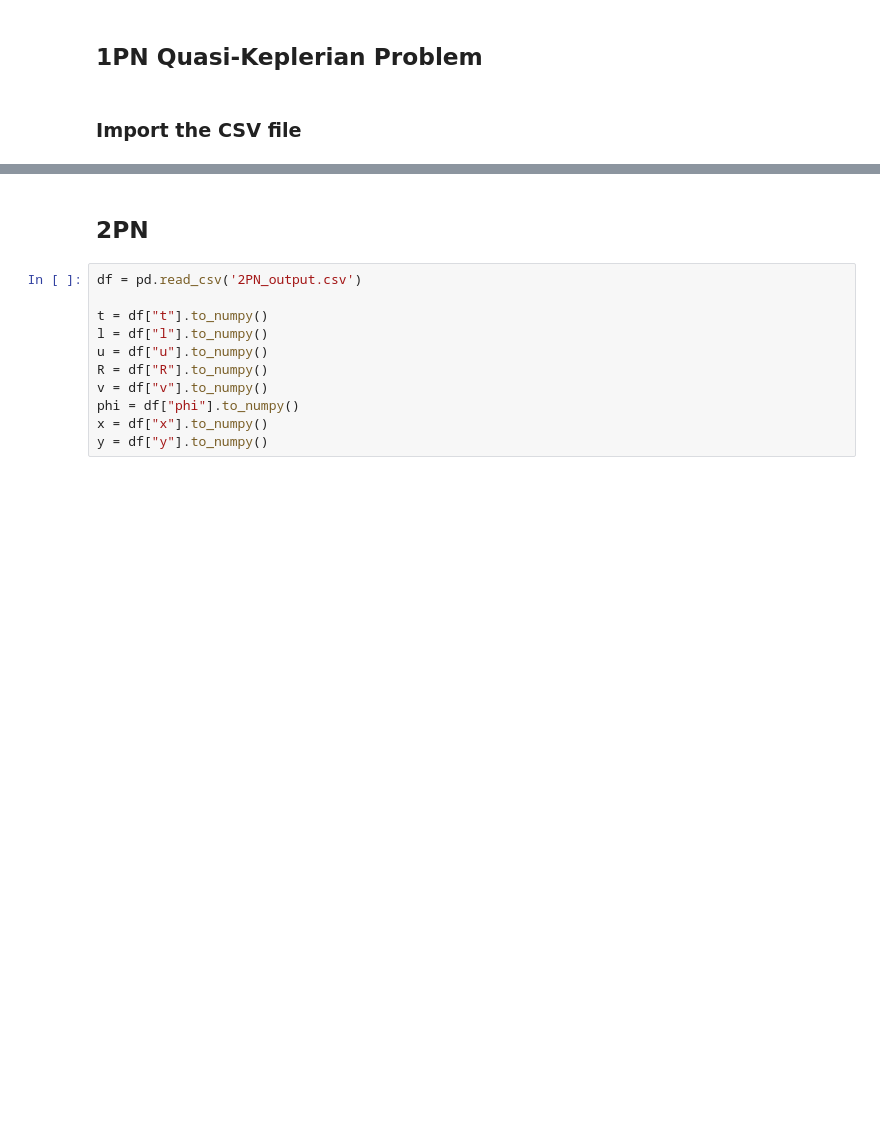
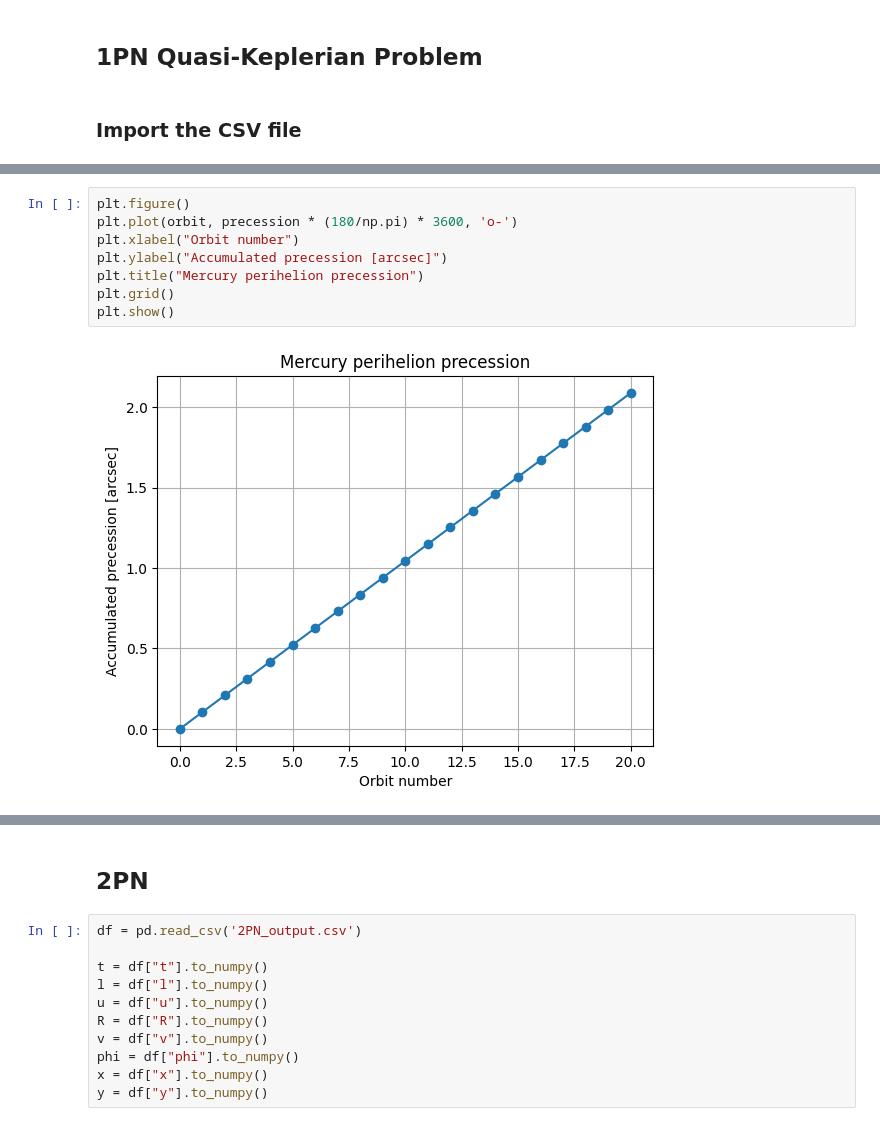
Before and after one commit to furbesco/BTR-Kepler-s-Problem, a Jupyter notebook: post-processing.ipynb, the cells around one changed output, grey strips where cells are left out. Cells and saved outputs as stored; diff of their text form; blank space fills up the shorter version.

Commit message:
added mercury

```diff
--- a/post-processing.ipynb
+++ b/post-processing.ipynb
@@ -70,0 +123,10 @@ plt.show()
+# %%
+plt.figure()
+plt.plot(orbit, precession * (180/np.pi) * 3600, 'o-')
+plt.xlabel("Orbit number")
+plt.ylabel("Accumulated precession [arcsec]")
+plt.title("Mercury perihelion precession")
+plt.grid()
+plt.show()
+# %% [output]
+[figure, added]
```
Also changed, not shown: parts of 10 cells of this notebook, 2 other files.
